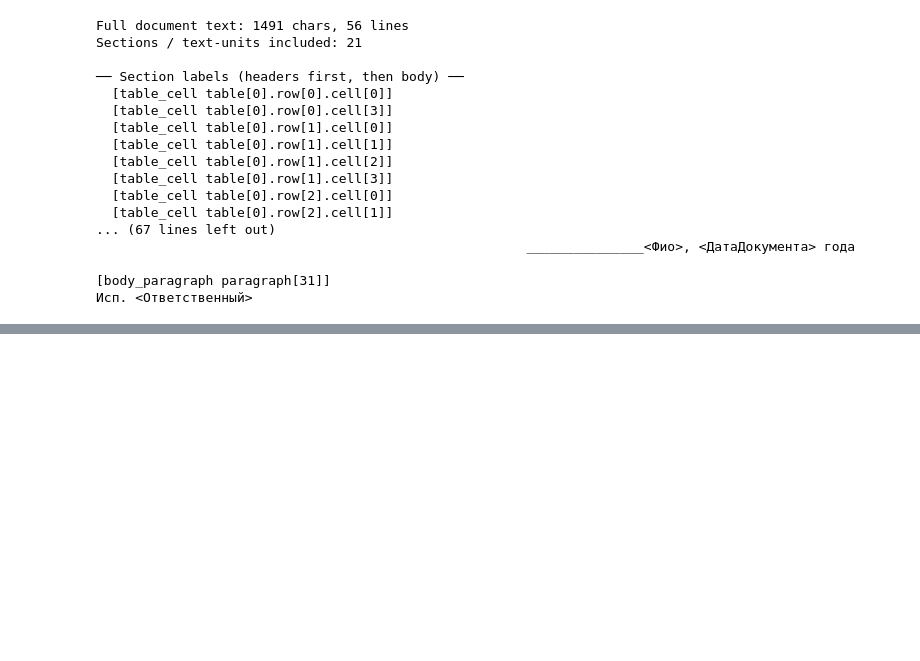
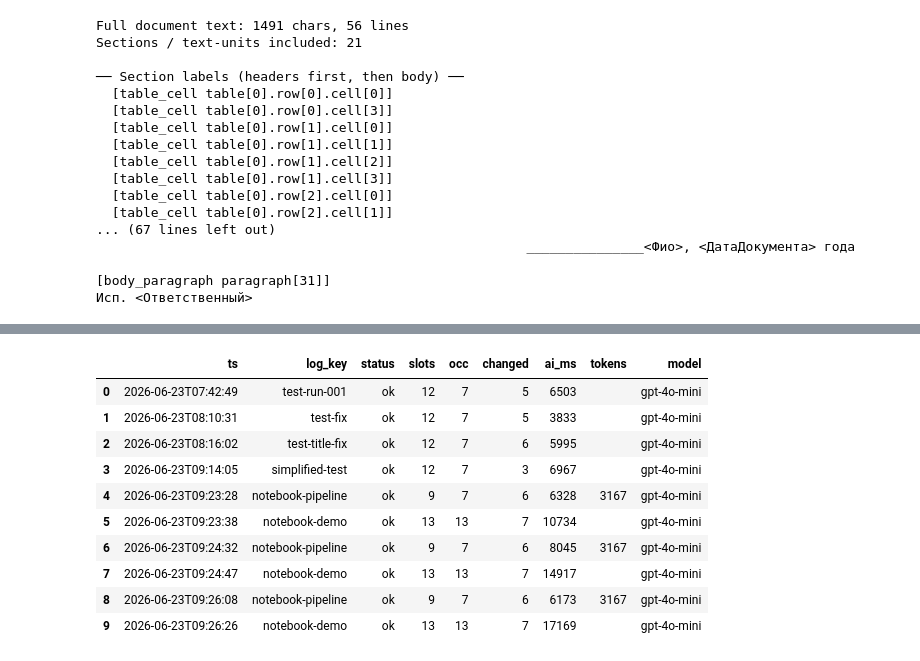
Before and after one commit to nurbolatkz/word-consructor, a Jupyter notebook: test_with_notebook/ai_correction_visual.ipynb, the cells around one changed output, grey strips where cells are left out. Saved outputs shown, nothing was run; the diff lists cells and outputs as text; code cells hidden in the pictures; blank space fills up the shorter version.

Commit message:
update and improved with visual test v3

```diff
--- a/test_with_notebook/ai_correction_visual.ipynb
+++ b/test_with_notebook/ai_correction_visual.ipynb
@@ -661,19 +578,13 @@ TimeoutError: The read operation timed out
 # %%
-# -- STEP 12: LOG ANALYSIS -- last 50 correction runs --------------------
-# Reads tmp_logs/corrections.jsonl written by the pipeline after each run.
-
-import sys, os
-if str(ROOT_DIR) not in sys.path:
-    sys.path.insert(0, str(ROOT_DIR))
-
+# -- STEP 12: LOG ANALYSIS — last 50 runs -----------------------------------
 from word_constructor.ai_correction import log_store
 
 entries = log_store.read_all()
 print(f"Total stored log entries: {len(entries)}")
+
 if not entries:
-    print("No log entries yet. Run cell [STEP 10] first, then re-run this cell.")
+    print("No log entries yet — run STEP 10 or STEP 11 first.")
 else:
-    # ── Summary table ──────────────────────────────────────────────────────
     try:
         import pandas as pd
         rows = []
@@ -681,59 +592,55 @@ else:
             timing = e.get("timing_ms") or {}
             tokens = e.get("tokens") or {}
             rows.append({
-                "ts": (e.get("ts") or "")[:19],
+                "ts":      (e.get("ts") or "")[:19],
                 "log_key": (e.get("log_key") or "")[:28],
-                "status": e.get("status", ""),
-                "slots": e.get("slot_count", 0),
-                "occ": e.get("occurrence_count", 0),
-                "ai_sent": e.get("ai_sent_count", 0),
-                "dedup": e.get("dedup_count", 0),
+                "status":  e.get("status", ""),
+                "slots":   e.get("slot_count", 0),
+                "occ":     e.get("occurrence_count", 0),
                 "changed": e.get("changed_count", 0),
-                "ai_ms": timing.get("ai_call", ""),
-                "total_ms": timing.get("total", ""),
-                "tokens_total": tokens.get("total_tokens", ""),
-                "model": (e.get("model") or "")[-14:],
+                "ai_ms":   (e.get("timing_ms") or {}).get("ai_call", ""),
+                "tokens":  (e.get("tokens") or {}).get("total_tokens", ""),
+                "model":   (e.get("model") or "")[-14:],
             })
         df = pd.DataFrame(rows)
-        pd.set_option("display.max_colwidth", 30)
-        pd.set_option("display.width", 120)
-        print("
-Last 10 runs:")
+        print("Last 10 runs:")
         display(df.tail(10))
     except ImportError:
-        print("(install pandas for a table view)")
         for e in entries[-5:]:
             timing = e.get("timing_ms") or {}
-            tokens = e.get("tokens") or {}
-            print(f"  {(e.get('ts') or '')[:19]}  key={(e.get('log_key') or '')[:24]}  status={e.get('status')}  "
-                  f"changed={e.get('changed_count',0)}/{e.get('occurrence_count',0)}  "
-                  f"ai_ms={timing.get('ai_call','?')}ms  tokens={tokens.get('total_tokens','?')}")
+            status = e.get("status", "")
+            changed = e.get("changed_count", 0)
+            occ = e.get("occurrence_count", 0)
+            ai_ms = timing.get("ai_call", "?")
+            ts_ = (e.get("ts") or "")[:19]
+            lk_ = (e.get("log_key") or "")[:24]
+            print(f"  {ts_}  key={lk_}  status={status}  changed={changed}/{occ}  ai_ms={ai_ms}ms")
 
-    # ── Per-occurrence breakdown for the latest entry ──────────────────────
     latest = entries[-1]
     ts = (latest.get("ts") or "")[:19]
-    key = latest.get("log_key") or ""
-    print(f"
--- Latest run: {ts} | log_key={key} | status={latest.get('status')} --")
+    lk = latest.get("log_key") or ""
+    print("")
+    print(f"-- Latest: {ts} | key={lk} | status={latest.get('status')} --")
     for corr in latest.get("corrections", []):
         marker = "CHANGED" if corr.get("changed") else "      -"
-        src = (corr.get("source") or "").ljust(13)
-        ph = corr.get("placeholder", "")
-        idx = corr.get("occurrence_index", 0)
-        orig = corr.get("original", "")
-        ai_raw = corr.get("ai_raw", "")
+        ph    = corr.get("placeholder", "")
+        idx   = corr.get("occurrence_index", 0)
+        orig  = corr.get("original", "")
         final = corr.get("final", "")
         if corr.get("changed"):
-            if ai_raw and ai_raw != orig and ai_raw != final:
-                change_str = f"{orig!r} --(ai)--> {ai_raw!r} --(det)--> {final!r}"
-            else:
-                change_str = f"{orig!r} --> {final!r}"
+            change_str = repr(orig) + " --> " + repr(final)
         else:
             change_str = repr(orig)
-        print(f"  {marker}  [{ph}]#{idx}  [{src}]  {change_str}")
+        print(f"  {marker}  [{ph}]#{idx}  {change_str}")
+    print("")
     timing = latest.get("timing_ms") or {}
     tokens = latest.get("tokens") or {}
-    print(f"
-  Timing: ai_call={timing.get('ai_call','?')}ms  total={timing.get('total','?')}ms")
-    print(f"  Tokens: prompt={tokens.get('prompt_tokens','?')}  completion={tokens.get('completion_tokens','?')}  total={tokens.get('total_tokens','?')}")
+    ai_ms = timing.get("ai_call", "?")
+    tot_ms = timing.get("total", "?")
+    pt = tokens.get("prompt_tokens", "?")
+    ct = tokens.get("completion_tokens", "?")
+    tt = tokens.get("total_tokens", "?")
+    print(f"  Timing: ai={ai_ms}ms  total={tot_ms}ms")
+    print(f"  Tokens: prompt={pt}  completion={ct}  total={tt}")
     print(f"  Log file: {log_store._log_path()}")
+# %% [output]
@@ -739,0 +649,11 @@ Last 10 runs:")
+|  | ts | log_key | status | slots | occ | changed | ai_ms | tokens | model |
+| 0 | 2026-06-23T07:42:49 | test-run-001 | ok | 12 | 7 | 5 | 6503 |  | gpt-4o-mini |
+| 1 | 2026-06-23T08:10:31 | test-fix | ok | 12 | 7 | 5 | 3833 |  | gpt-4o-mini |
+| 2 | 2026-06-23T08:16:02 | test-title-fix | ok | 12 | 7 | 6 | 5995 |  | gpt-4o-mini |
+| 3 | 2026-06-23T09:14:05 | simplified-test | ok | 12 | 7 | 3 | 6967 |  | gpt-4o-mini |
+| 4 | 2026-06-23T09:23:28 | notebook-pipeline | ok | 9 | 7 | 6 | 6328 | 3167 | gpt-4o-mini |
+| 5 | 2026-06-23T09:23:38 | notebook-demo | ok | 13 | 13 | 7 | 10734 |  | gpt-4o-mini |
+| 6 | 2026-06-23T09:24:32 | notebook-pipeline | ok | 9 | 7 | 6 | 8045 | 3167 | gpt-4o-mini |
+| 7 | 2026-06-23T09:24:47 | notebook-demo | ok | 13 | 13 | 7 | 14917 |  | gpt-4o-mini |
+| 8 | 2026-06-23T09:26:08 | notebook-pipeline | ok | 9 | 7 | 6 | 6173 | 3167 | gpt-4o-mini |
+| 9 | 2026-06-23T09:26:26 | notebook-demo | ok | 13 | 13 | 7 | 17169 |  | gpt-4o-mini |
```
Also changed, not shown: parts of 7 cells of this notebook, 1 other file.
